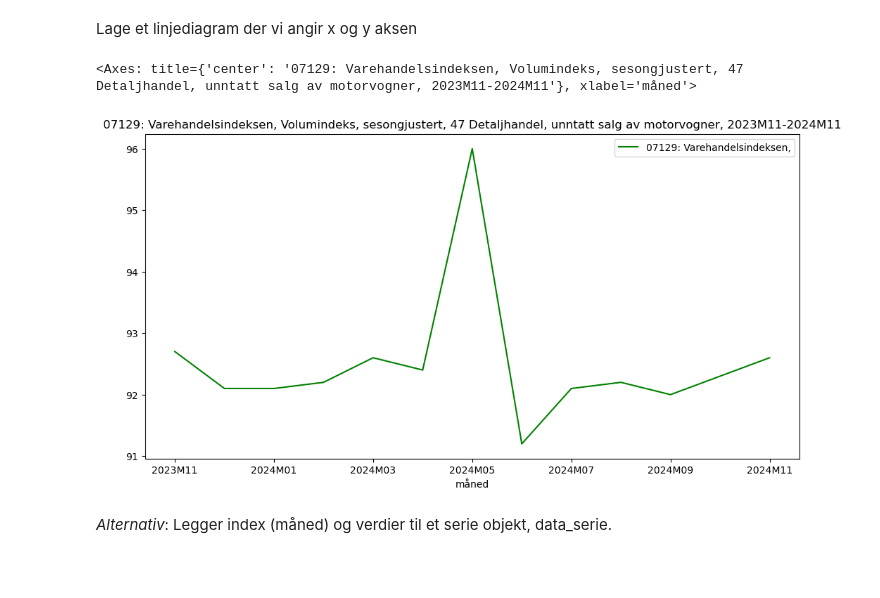
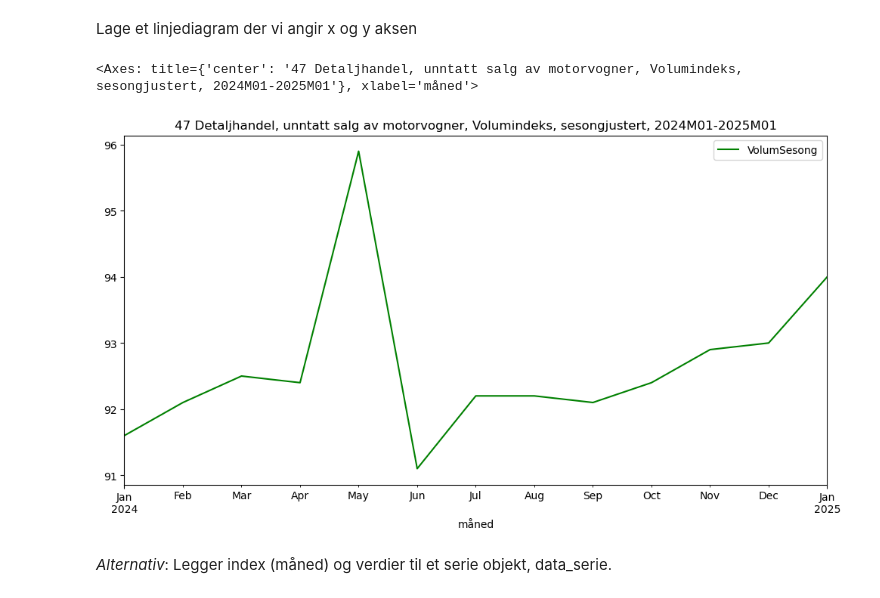
Before and after one commit to janbrus/ssb-api-python-examples, a Jupyter notebook: PxWebApi2/eks1_doi_csv_nor.ipynb, the cells around one changed output. Drawn from its saved outputs; the diff is of its cells as text; code cells hidden in the pictures; blank space fills up the shorter version.

Commit message:
New Beta 2 examples
Examples for using API v2

```diff
--- a/PxWebApi2/eks1_doi_csv_nor.ipynb
+++ b/PxWebApi2/eks1_doi_csv_nor.ipynb
@@ -11,5 +12,5 @@ API2 Get url med utformat csv2
 # %%
-url = "https://data.ssb.no/api/pxwebapi/v2-beta/tables/07129/data?valueCodes[NACE]=47&valueCodes[ContentsCode]=VolumSesong&valueCodes[Tid]=top(13)&outputformat=csv2"
+url = "https://data.ssb.no/api/pxwebapi/v2-beta/tables/07129/data?lang=no&valueCodes[NACE]=47&valueCodes[ContentsCode]=VolumSesong&valueCodes[Tid]=top(13)&outputformat=csv&outputFormatParams=UseTexts&stub=NACE,Tid,ContentsCode"
 # %% [markdown]
 pd.read_csv() henter innholdet fra API-et og legger det i data.
 De norske datasettene i csv2 er separert med komma og punktum som desimaltegn.
@@ -68,7 +69,7 @@ tittel = data.columns[3] + ' ' + data['statistikkvariabel'].iloc[0] + ', ' + dat
 # %% [markdown]
 Alternativ: ersatt M med - og sett tid. Kommenter ut cellen over og ta vekk kommentarene under
 # %%
-# data['måned']= pd.to_datetime(data['måned'].str.replace('M', '-'))
+data['måned']= pd.to_datetime(data['måned'].str.replace('M', '-'))
 # %%
-# tittel = data.columns[3] + ' ' + data['næring'].iloc[0] + ', ' + data['statistikkvariabel'].iloc[0] + ', ' + data['måned'].iloc[0].strftime('%YM%m') + '-' + data['måned'].iloc[-1].strftime('%YM%m')
-# print(tittel)
+tittel = data['næring'].iloc[0] + ', ' + data['statistikkvariabel'].iloc[0] + ', ' + data['måned'].iloc[0].strftime('%YM%m') + '-' + data['måned'].iloc[-1].strftime('%YM%m')
+print(tittel)
@@ -77,10 +80,10 @@ Setter måned som index-kolonne
 # %% [markdown]
 Lage et linjediagram der vi angir x og y aksen
 # %%
-data.plot(x='måned', y='07129: Varehandelsindeksen,', figsize=(12, 6), color ='g', title = tittel)
+data.plot(x='måned', y='VolumSesong', figsize=(12, 6), color ='g', title = tittel)
 # %% [output]
-<Axes: title={'center': '07129: Varehandelsindeksen, Volumindeks, sesongjustert, 47 Detaljhandel, unntatt salg av motorvogner, 2023M11-2024M11'}, xlabel='måned'>
+<Axes: title={'center': '47 Detaljhandel, unntatt salg av motorvogner, Volumindeks, sesongjustert, 2024M01-2025M01'}, xlabel='måned'>
-[figure, old version]
+[figure, new version]
 # %% [markdown]
 *Alternativ*: Legger index (måned) og verdier  til et serie objekt, data_serie.
 # %% [markdown]
```
Also changed, not shown: parts of 6 cells of this notebook, 4 other files.
